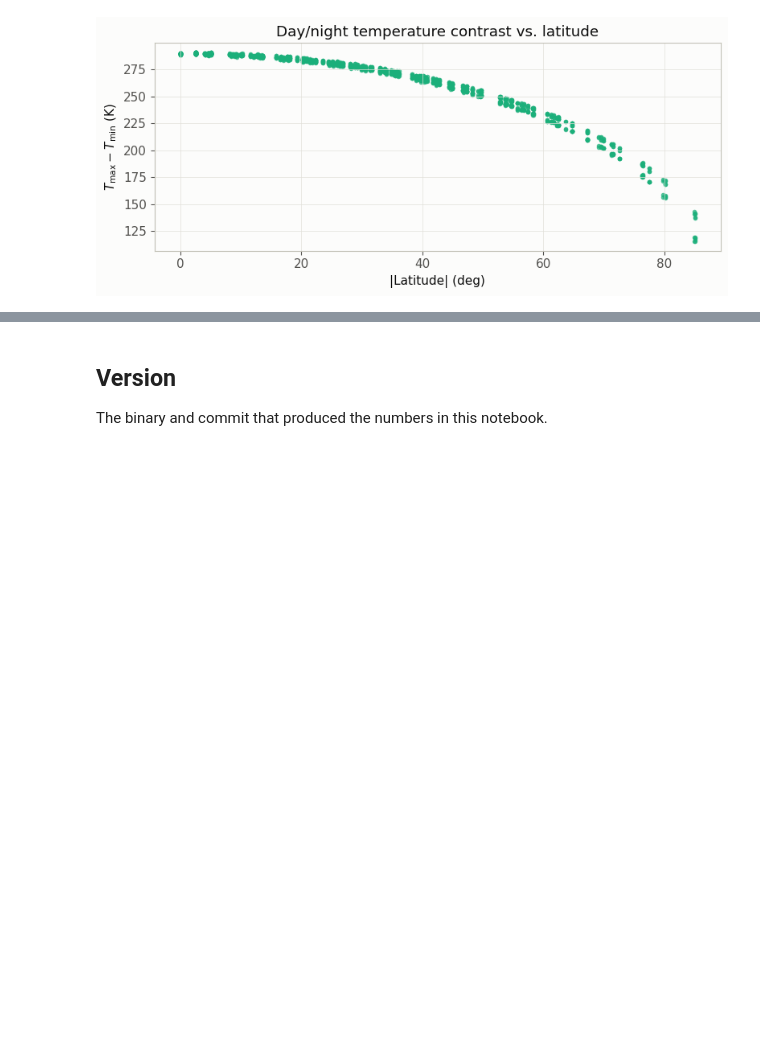
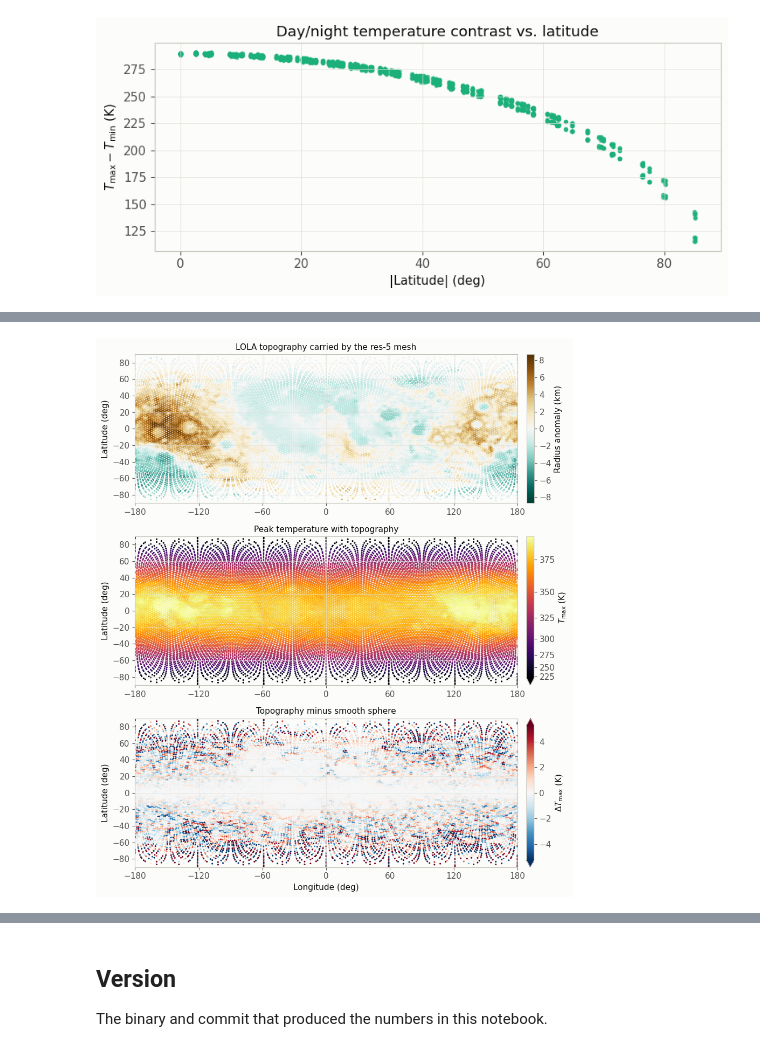
Before and after one commit to phayne/ptm3d-archive, a Jupyter notebook: docs/tutorials/notebooks/01_moon_diurnal.ipynb, the cells around one changed output, grey strips where cells are left out. Drawn from its saved outputs; the diff is of its cells as text; code cells hidden in the pictures; blank space fills up the shorter version.

```diff
--- a/docs/tutorials/notebooks/01_moon_diurnal.ipynb
+++ b/docs/tutorials/notebooks/01_moon_diurnal.ipynb
@@ -949,0 +1062,31 @@ plus a config-free re-analysis (latitude) that shows the same physics.
+# %%
+norm_topo_tmax = flux_norm(topo_tmax)
+norm_relief = sym_norm(relief_face, pct=100.0)
+# The topographic change is concentrated at high latitude, so clip the color
+# limits at the 95th percentile of |change| and let the colorbar arrows say so.
+norm_dtmax = sym_norm(d_tmax, pct=95.0)
+
+fig, axes = plt.subplots(3, 1, figsize=(9.5, 10.5))
+panels = [
+    (relief_face, "BrBG_r", norm_relief, "Radius anomaly (km)",
+     "LOLA topography carried by the res-5 mesh"),
+    (topo_tmax, CMAP_T, norm_topo_tmax, r"$T_\mathrm{max}$ (K)",
+     "Peak temperature with topography"),
+    (d_tmax, CMAP_DIFF, norm_dtmax, r"$\Delta T_\mathrm{max}$ (K)",
+     "Topography minus smooth sphere"),
+]
+for ax, (values, cmap, norm, cblabel, title) in zip(axes, panels):
+    sc = ax.scatter(lon_t, lat_t, c=values, cmap=cmap, norm=norm, s=5, linewidths=0)
+    ax.set_xlim(-180, 180)
+    ax.set_ylim(-90, 90)
+    ax.set_xticks(range(-180, 181, 60))
+    ax.set_ylabel("Latitude (deg)")
+    ax.set_title(title, fontsize=11)
+    ax.grid(True, linewidth=0.4)
+    cb = fig.colorbar(sc, ax=ax, pad=0.02, extend=clip_extend(values, norm))
+    cb.set_label(cblabel)
+axes[-1].set_xlabel("Longitude (deg)")
+plt.tight_layout()
+plt.show()
+# %% [output]
+[figure, added]
```
Also changed, not shown: parts of 36 cells of this notebook, 1 other file.
